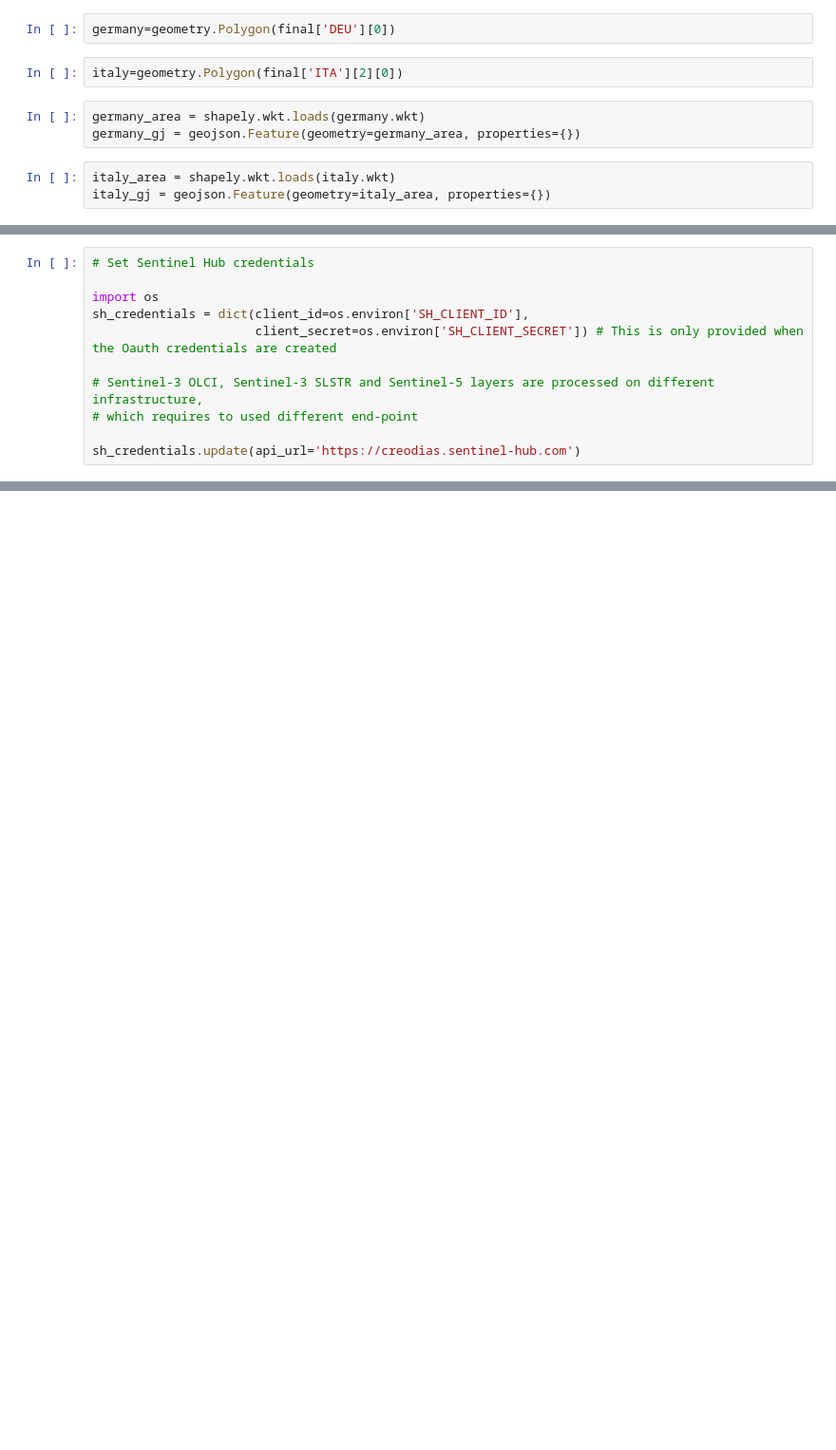
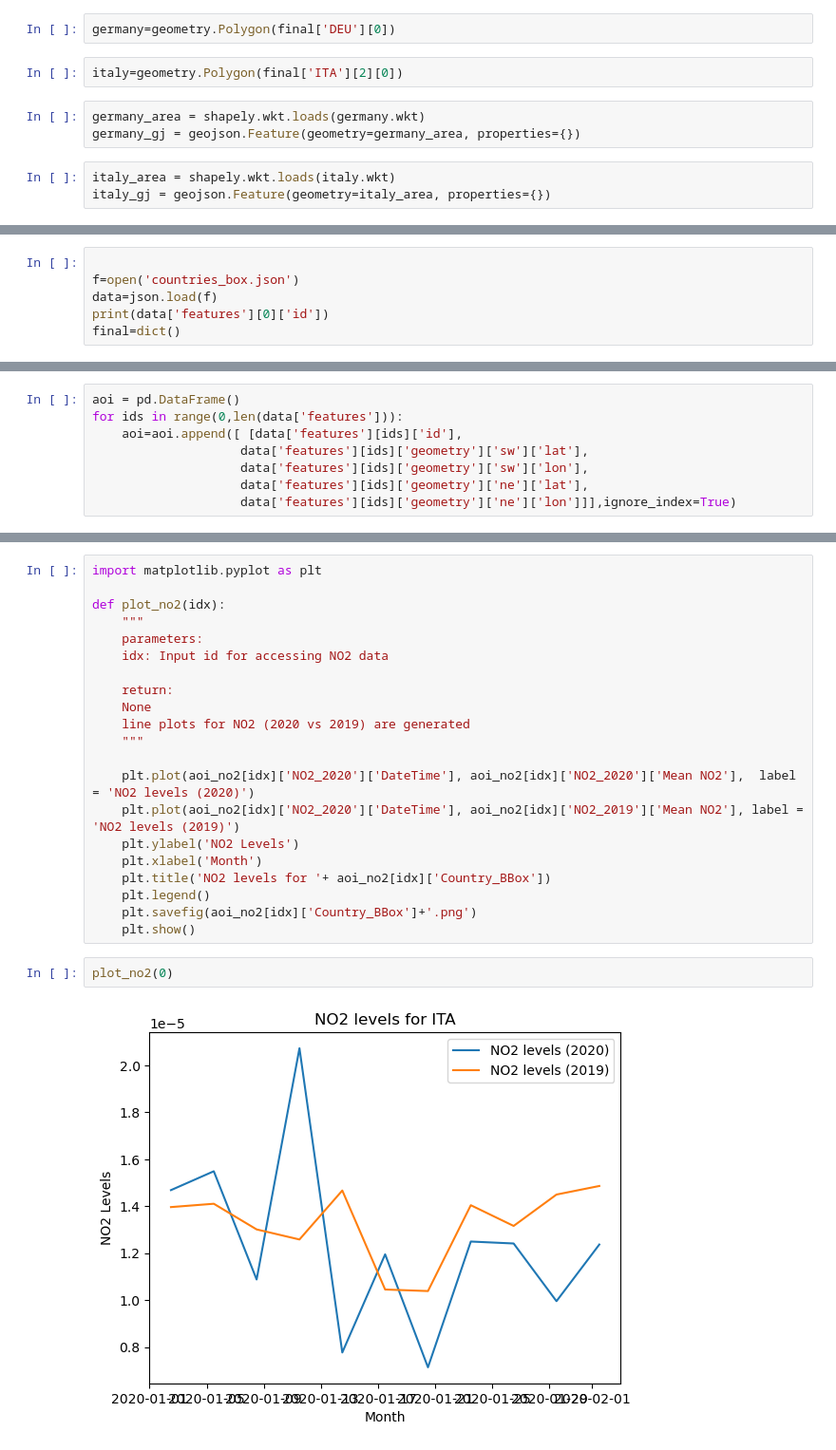
Before and after one commit to MachineLearningJournalClub/EOChallenge, a Jupyter notebook: states.ipynb, the cells around one changed output, grey strips where cells are left out. Shown: that part at 95% size. Saved outputs shown, nothing was run; the diff lists cells and outputs as text; blank space fills up the shorter version.

```diff
--- a/states.ipynb
+++ b/states.ipynb
@@ -49,11 +65,6 @@ from matplotlib import pyplot as plt
 # %%
-# Set Sentinel Hub credentials
 
-import os
-sh_credentials = dict(client_id=os.environ['SH_CLIENT_ID'],
-                      client_secret=os.environ['SH_CLIENT_SECRET']) # This is only provided when the Oauth credentials are created
-
-# Sentinel-3 OLCI, Sentinel-3 SLSTR and Sentinel-5 layers are processed on different infrastructure,
-# which requires to used different end-point
-
-sh_credentials.update(api_url='https://creodias.sentinel-hub.com')
+f=open('countries_box.json')
+data=json.load(f)
+print(data['features'][0]['id'])
+final=dict()
@@ -59,0 +108,8 @@ sh_credentials.update(api_url='https://creodias.sentinel-hub.com')
+# %%
+aoi = pd.DataFrame()
+for ids in range(0,len(data['features'])):
+    aoi=aoi.append([ [data['features'][ids]['id'],
+                    data['features'][ids]['geometry']['sw']['lat'],
+                    data['features'][ids]['geometry']['sw']['lon'],
+                    data['features'][ids]['geometry']['ne']['lat'],
+                    data['features'][ids]['geometry']['ne']['lon']]],ignore_index=True)
@@ -59,0 +190,25 @@ sh_credentials.update(api_url='https://creodias.sentinel-hub.com')
+# %%
+import matplotlib.pyplot as plt
+
+def plot_no2(idx):
+    """
+    parameters:
+    idx: Input id for accessing NO2 data
+
+    return:
+    None
+    line plots for NO2 (2020 vs 2019) are generated
+    """
+
+    plt.plot(aoi_no2[idx]['NO2_2020']['DateTime'], aoi_no2[idx]['NO2_2020']['Mean NO2'],  label = 'NO2 levels (2020)')
+    plt.plot(aoi_no2[idx]['NO2_2020']['DateTime'], aoi_no2[idx]['NO2_2019']['Mean NO2'], label = 'NO2 levels (2019)')
+    plt.ylabel('NO2 Levels')
+    plt.xlabel('Month')
+    plt.title('NO2 levels for '+ aoi_no2[idx]['Country_BBox'])
+    plt.legend()
+    plt.savefig(aoi_no2[idx]['Country_BBox']+'.png')
+    plt.show()
+# %%
+plot_no2(0)
+# %% [output]
+[figure, added]
```
Also changed, not shown: parts of 22 cells of this notebook, 1 other file.
